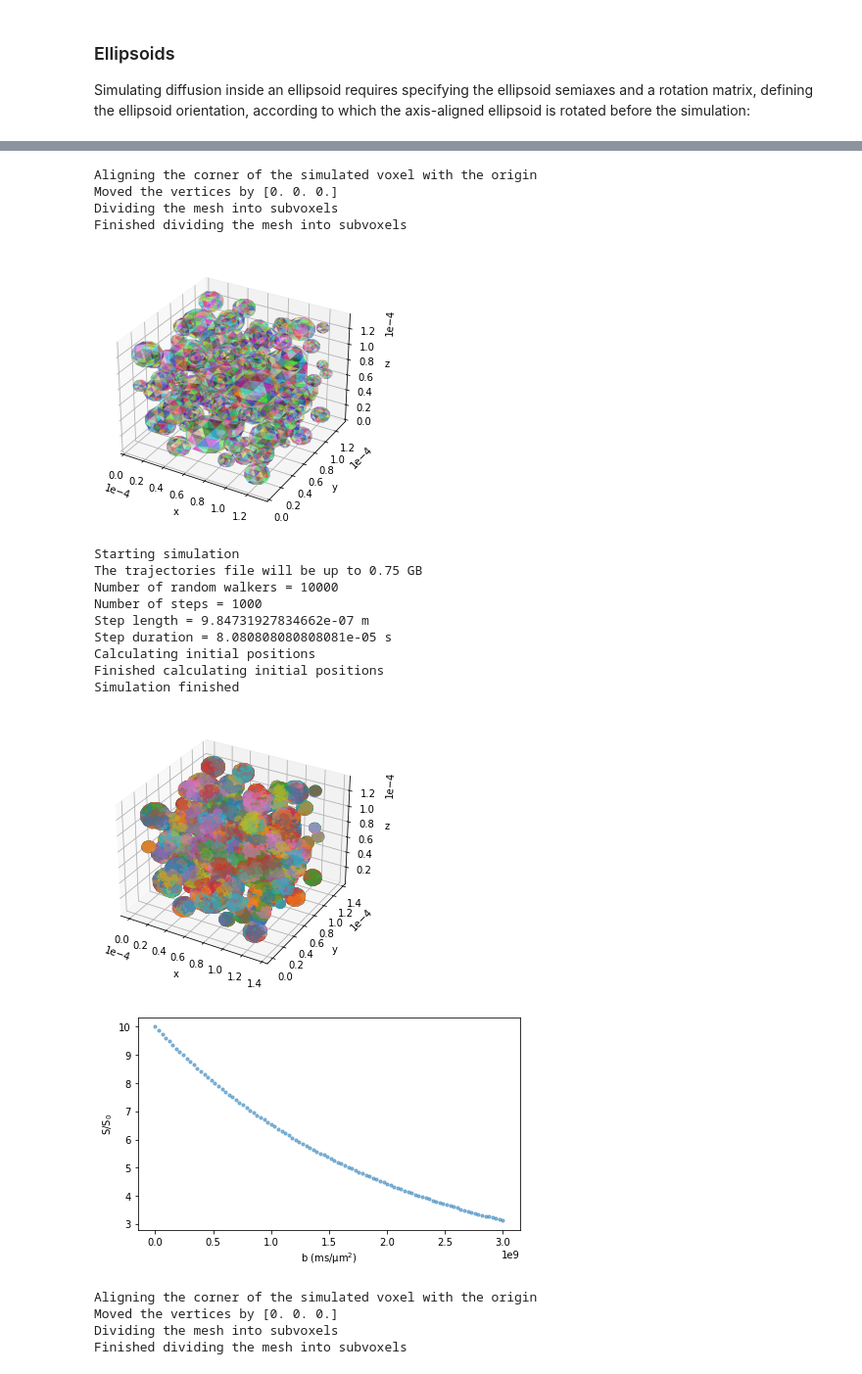
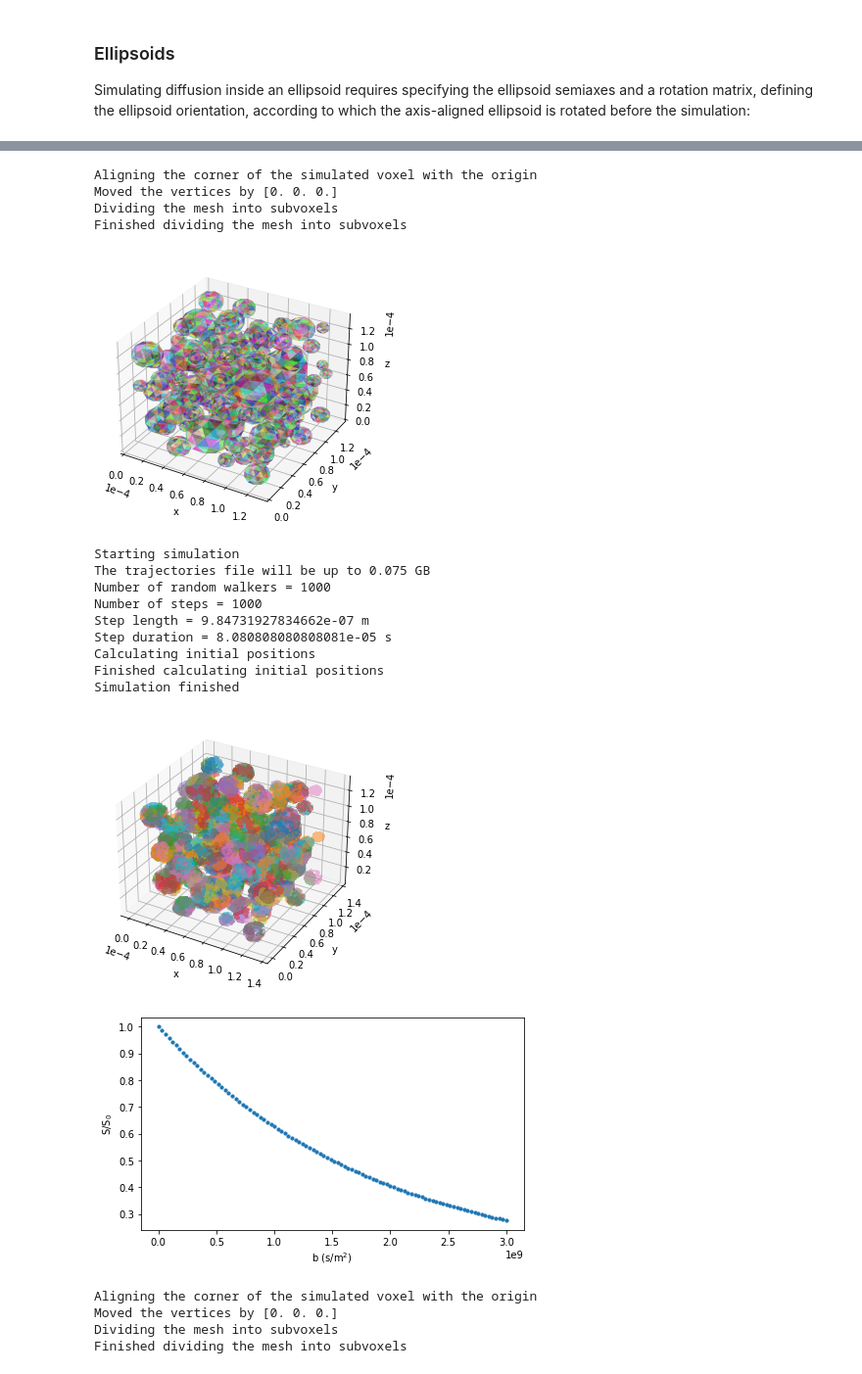
Before and after one commit to kerkelae/disimpy, a Jupyter notebook: docs/source/tutorial.ipynb, the cells around one changed output, grey strips where cells are left out. Shown at 98% size. Cells and saved outputs as stored; diff of their text form; code cells hidden in the pictures.

```diff
--- a/docs/source/tutorial.ipynb
+++ b/docs/source/tutorial.ipynb
@@ -226,56 +255,64 @@ The code below loads an example mesh and shows how to generate a substrate objec
 # Load an example triangular mesh
 
 mesh_path = os.path.join(
-    os.path.dirname(simulations.__file__), 'tests', 'example_mesh.pkl')
-with open(mesh_path, 'rb') as f:
+    os.path.dirname(simulations.__file__), "tests", "example_mesh.pkl"
+)
+with open(mesh_path, "rb") as f:
     example_mesh = pickle.load(f)
-faces = example_mesh['faces']
-vertices = example_mesh['vertices']
+faces = example_mesh["faces"]
+vertices = example_mesh["vertices"]
 
 
 # Create a substrate object
 
 substrate = substrates.mesh(
-    vertices, faces, padding=np.zeros(3), periodic=True, init_pos='intra')
+    vertices, faces, padding=np.zeros(3), periodic=True, init_pos="intra"
+)
 
 
 # Show the mesh
 
 utils.show_mesh(substrate)
 
 
 # Run simulation and show the random walker trajectories
 
-traj_file = 'example_traj.txt'
+traj_file = "example_traj.txt"
 signals = simulations.simulation(
-    int(1e4), diffusivity, gradient, dt, substrate, traj=traj_file)
+    n_walkers=n_walkers,
+    diffusivity=diffusivity,
+    gradient=gradient,
+    dt=dt,
+    substrate=substrate,
+    traj=traj_file,
+)
 utils.show_traj(traj_file)
 
 
 # Plot the simulated signal
 
 fig, ax = plt.subplots(1, figsize=(7, 4))
-ax.scatter(bs, signals / n_walkers, s=10, alpha=.5)
-ax.set_xlabel('b (ms/μm$^2$)')
-ax.set_ylabel('S/S$_0$')
+ax.scatter(bs, signals / n_walkers, s=10)
+ax.set_xlabel("b (s/m$^2$)")
+ax.set_ylabel("S/S$_0$")
 plt.show()
 # %% [output]
 Aligning the corner of the simulated voxel with the origin
 Moved the vertices by [0. 0. 0.]
 Dividing the mesh into subvoxels
 Finished dividing the mesh into subvoxels
 [figure]
 Starting simulation
-The trajectories file will be up to 0.75 GB
-Number of random walkers = 10000
+The trajectories file will be up to 0.075 GB
+Number of random walkers = 1000
 Number of steps = 1000
 Step length = 9.84731927834662e-07 m
 Step duration = 8.080808080808081e-05 s
 Calculating initial positions
 Finished calculating initial positions
 Simulation finished
-[figure, old version]
+[figure, new version]
-[figure, old version]
+[figure, new version]
 # %%
 # Create and show a substrate object without periodic boundary conditions
 
```
Also changed, not shown: parts of 15 cells of this notebook.
